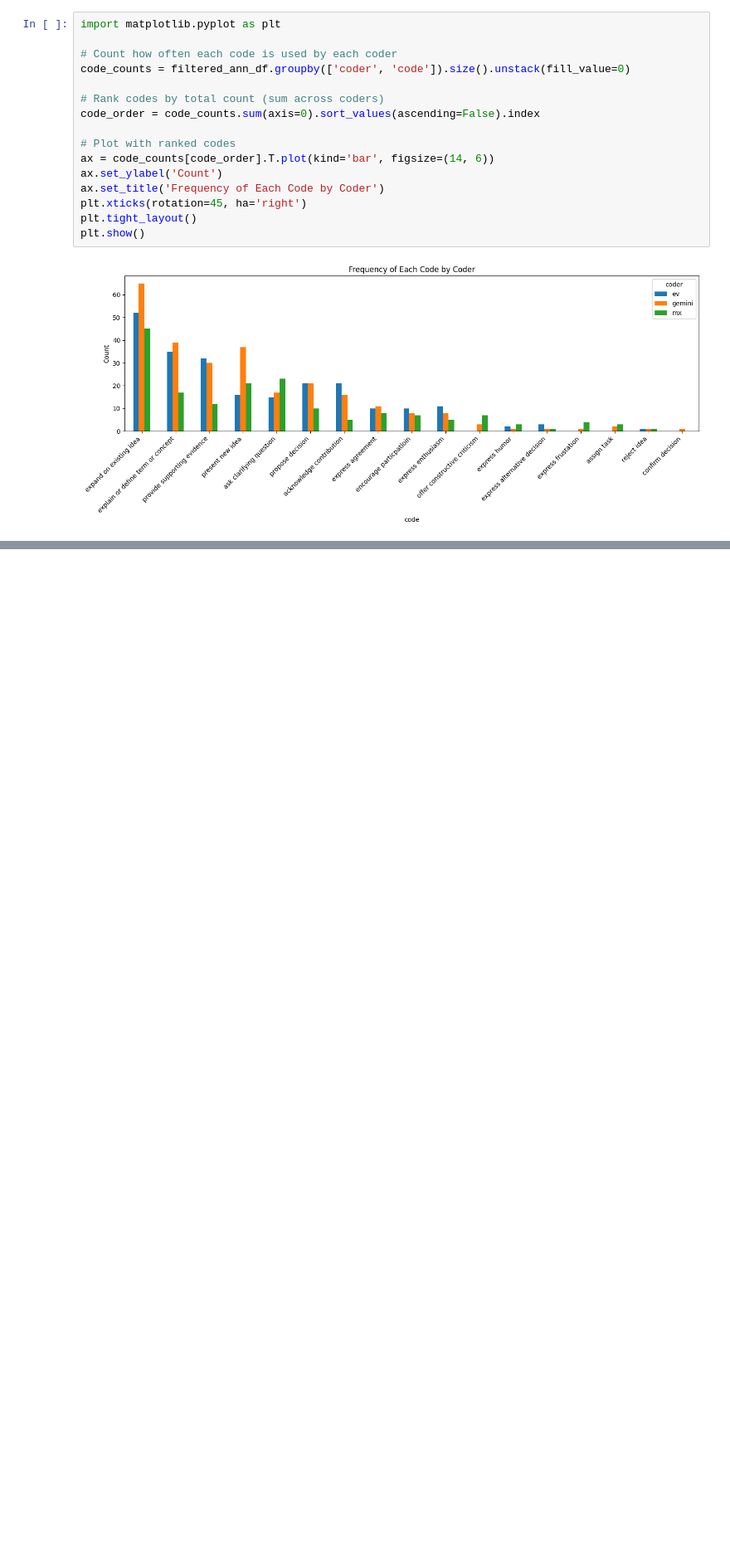
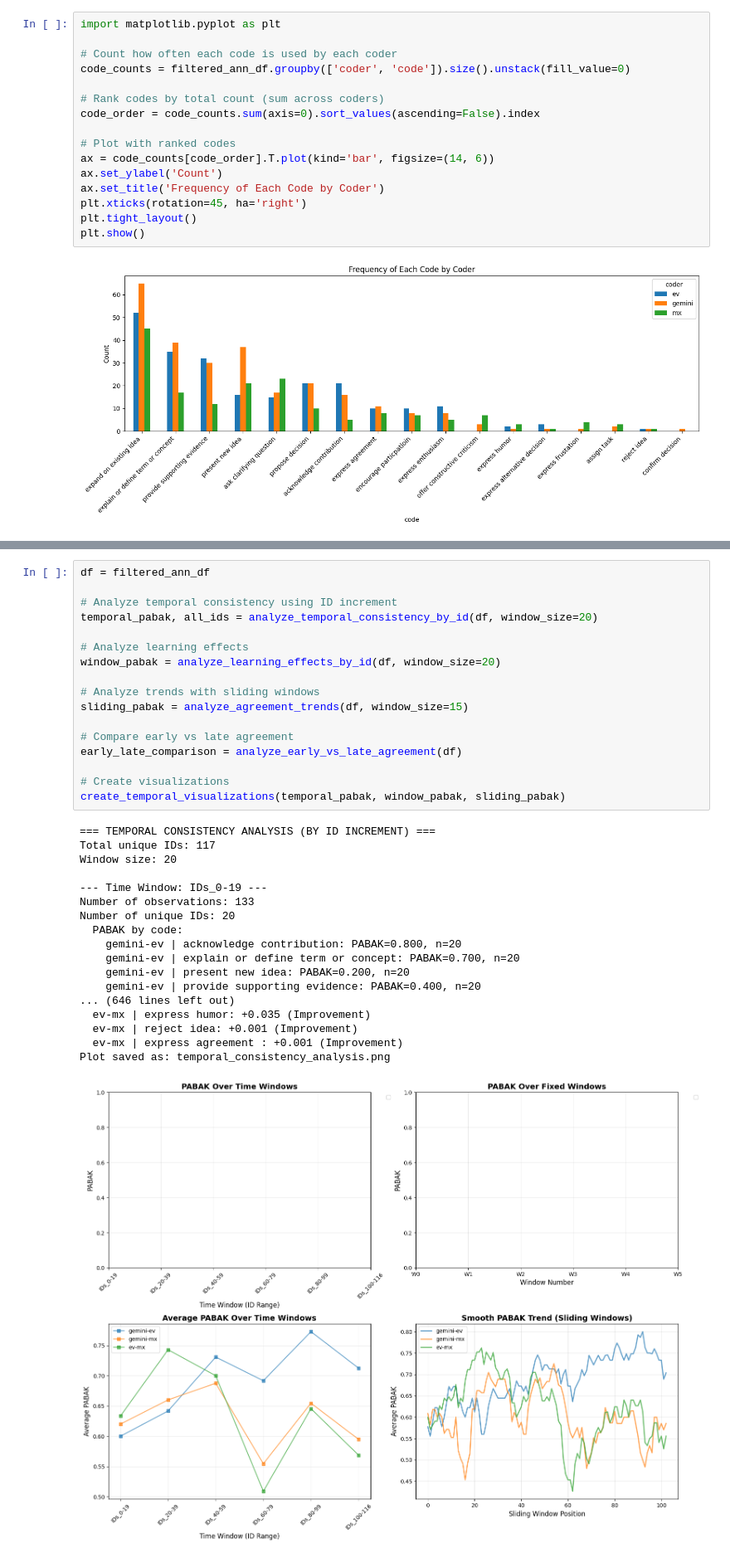
Before and after one commit to eveyhuang/gemini_data_analysis, a Jupyter notebook: sampling/verify_ev.ipynb, the cells around one changed output, grey strips where cells are left out. Shown at 83% size. Cells and saved outputs as stored; diff of their text form; blank space fills up the shorter version.

Commit message:
learning effect

```diff
--- a/sampling/verify_ev.ipynb
+++ b/sampling/verify_ev.ipynb
@@ -1138,0 +1827,36 @@ plt.show()
+# %%
+df = filtered_ann_df
+
+# Analyze temporal consistency using ID increment
+temporal_pabak, all_ids = analyze_temporal_consistency_by_id(df, window_size=20)
+
+# Analyze learning effects
+window_pabak = analyze_learning_effects_by_id(df, window_size=20)
+
+# Analyze trends with sliding windows
+sliding_pabak = analyze_agreement_trends(df, window_size=15)
+
+# Compare early vs late agreement
+early_late_comparison = analyze_early_vs_late_agreement(df)
+
+# Create visualizations
+create_temporal_visualizations(temporal_pabak, window_pabak, sliding_pabak)
+# %% [output]
+=== TEMPORAL CONSISTENCY ANALYSIS (BY ID INCREMENT) ===
+Total unique IDs: 117
+Window size: 20
+
+--- Time Window: IDs_0-19 ---
+Number of observations: 133
+Number of unique IDs: 20
+  PABAK by code:
+    gemini-ev | acknowledge contribution: PABAK=0.800, n=20
+    gemini-ev | explain or define term or concept: PABAK=0.700, n=20
+    gemini-ev | present new idea: PABAK=0.200, n=20
+    gemini-ev | provide supporting evidence: PABAK=0.400, n=20
+... (646 lines left out)
+  ev-mx | express humor: +0.035 (Improvement)
+  ev-mx | reject idea: +0.001 (Improvement)
+  ev-mx | express agreement : +0.001 (Improvement)
+Plot saved as: temporal_consistency_analysis.png
+[figure, added]
```
Also changed, not shown: parts of 6 cells of this notebook, 3 other files.
